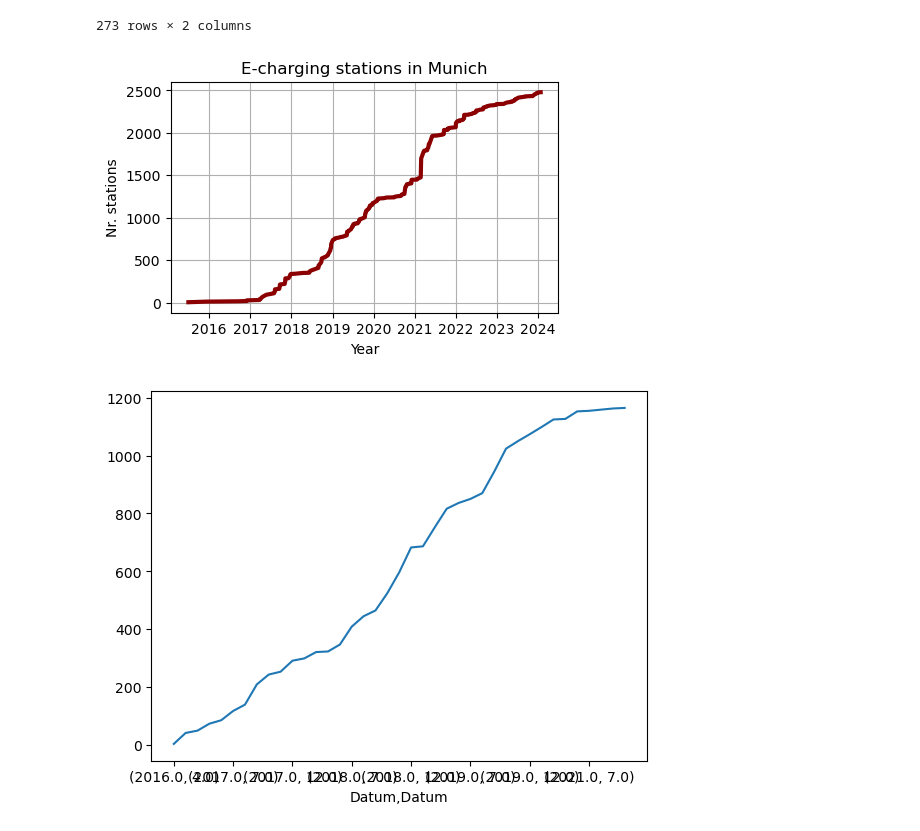
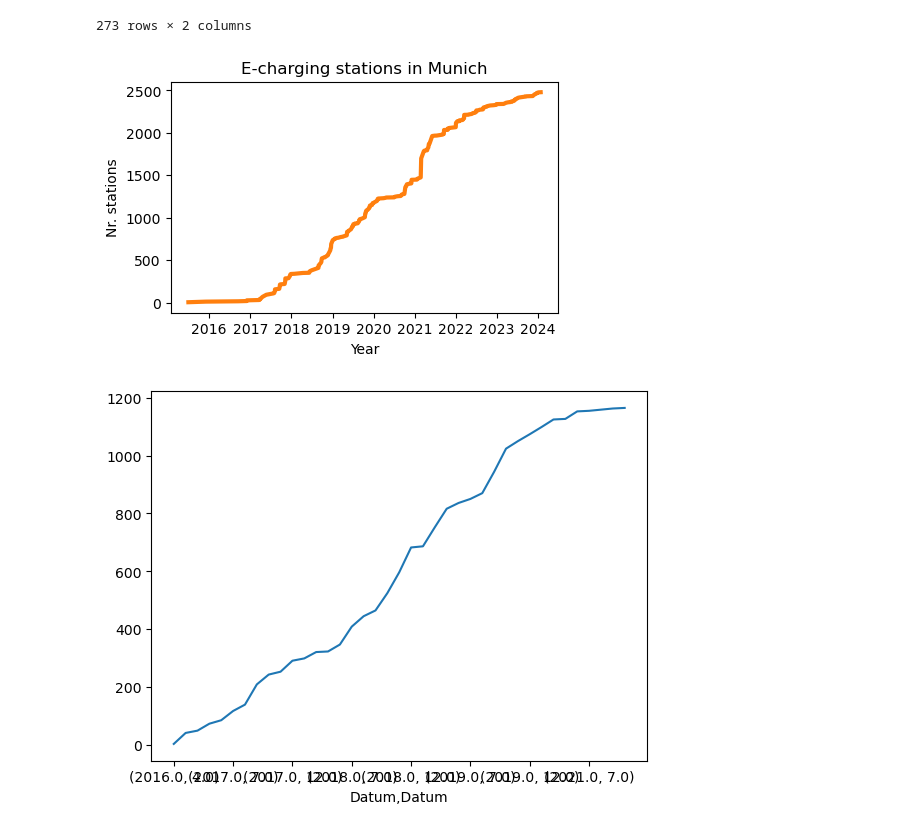
Before and after one commit to Kuroneko369/Muc_electro_vehicles, a Jupyter notebook: notebooks/ladestationen_georg.ipynb, the cells around one changed output. Saved outputs shown, nothing was run; the diff lists cells and outputs as text; code cells hidden in the pictures.

```diff
--- a/notebooks/ladestationen_georg.ipynb
+++ b/notebooks/ladestationen_georg.ipynb
@@ -137,15 +137,15 @@ df_BNA_dat
 273 rows × 2 columns
 # %%
 fig, ax = plt.subplots(figsize=(5,3))
-ax.plot(df_BNA_dat["Datum"], df_BNA_dat["Ladepunkte"].cumsum(), linewidth=3, color="darkred")
+ax.plot(df_BNA_dat["Datum"], df_BNA_dat["Ladepunkte"].cumsum(), linewidth=3, color="C1")
 ax.set_title("E-charging stations in Munich")
 ax.set_ylabel("Nr. stations")
 ax.set_xlabel("Year")
-plt.grid()
+#plt.grid()
 plt.savefig('E-charg_MUC.png', bbox_inches='tight')
 plt.show()
 # %% [output]
-[figure, old version]
+[figure, new version]
 # %%
 df_els_date = df_els_red.set_index(df_els_red["Datum"])
 df_els_LP_month = df_els_date.groupby([(df_els_date.Datum.index.year
```
Also changed, not shown: parts of 25 cells of this notebook, 1 other file.
